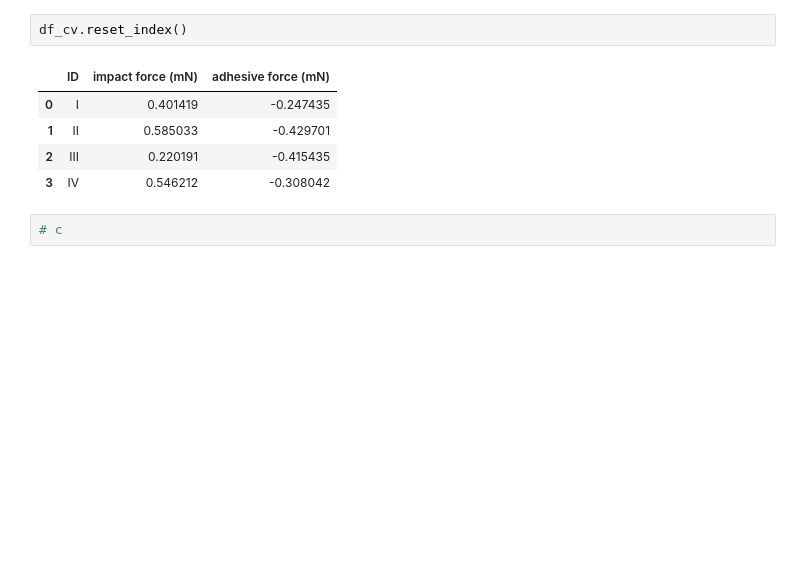
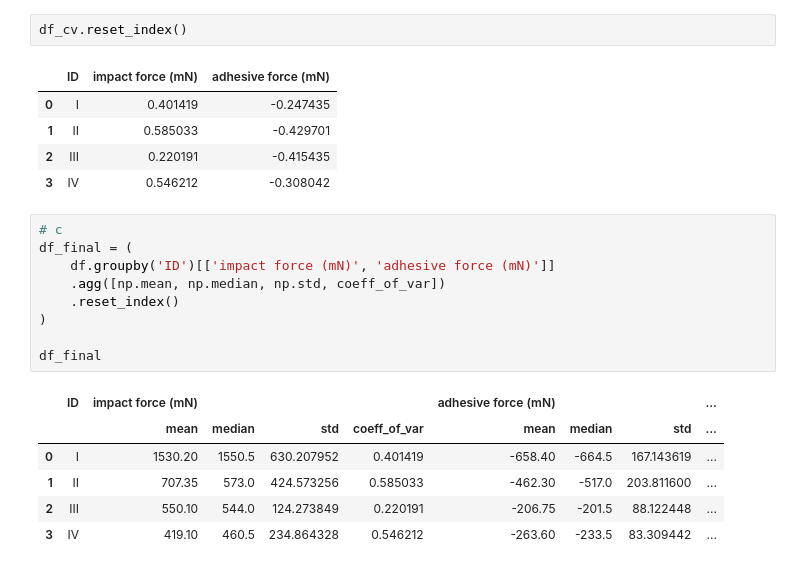
Before and after one commit to therealsethasaurus/bootcamp, a Jupyter notebook: exercise3.ipynb, the cells around one changed output. Cells and saved outputs as stored; diff of their text form; blank space fills up the shorter version.

```diff
--- a/exercise3.ipynb
+++ b/exercise3.ipynb
@@ -155,3 +155,17 @@ df_cv.reset_index()
 | 3 | IV | 0.546212 | -0.308042 |
 # %%
 # c
+df_final = (
+    df.groupby('ID')[['impact force (mN)', 'adhesive force (mN)']]
+    .agg([np.mean, np.median, np.std, coeff_of_var])
+    .reset_index()
+)
+
+df_final
+# %% [output]
+|  | ID | impact force (mN) |  |  |  | adhesive force (mN) |  |  | ... |
+|  |  | mean | median | std | coeff_of_var | mean | median | std | ... |
+| 0 | I | 1530.20 | 1550.5 | 630.207952 | 0.401419 | -658.40 | -664.5 | 167.143619 | ... |
+| 1 | II | 707.35 | 573.0 | 424.573256 | 0.585033 | -462.30 | -517.0 | 203.811600 | ... |
+| 2 | III | 550.10 | 544.0 | 124.273849 | 0.220191 | -206.75 | -201.5 | 88.122448 | ... |
+| 3 | IV | 419.10 | 460.5 | 234.864328 | 0.546212 | -263.60 | -233.5 | 83.309442 | ... |
```
Also changed, not shown: 4 other files.
